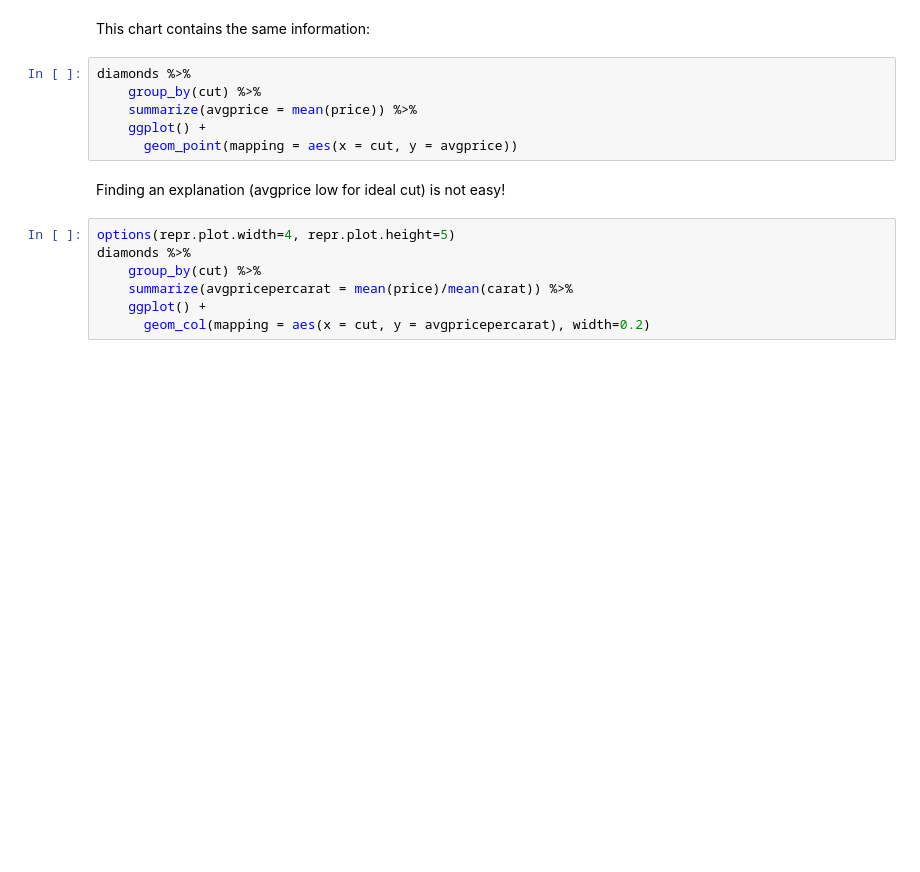
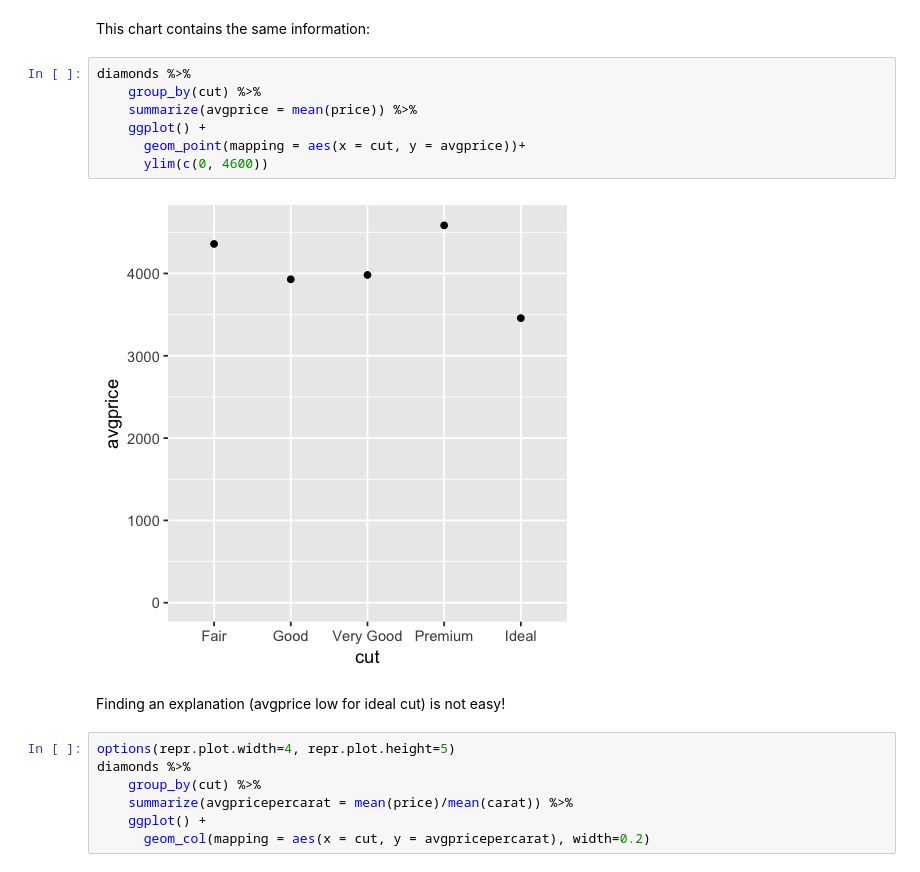
Before and after one commit to wi3jmu/AIS2020, a Jupyter notebook: notebooks/AIS_W04_SS20_data_vis.ipynb, the cells around one changed output. Cells and saved outputs as stored; diff of their text form; blank space fills up the shorter version.

```diff
--- a/notebooks/AIS_W04_SS20_data_vis.ipynb
+++ b/notebooks/AIS_W04_SS20_data_vis.ipynb
@@ -150,9 +156,12 @@ This chart contains the same information:
 # %%
 diamonds %>%
     group_by(cut) %>%
     summarize(avgprice = mean(price)) %>%
     ggplot() +
-      geom_point(mapping = aes(x = cut, y = avgprice))
+      geom_point(mapping = aes(x = cut, y = avgprice))+
+      ylim(c(0, 4600))
+# %% [output]
+[figure, added]
 # %% [markdown]
 Finding an explanation (avgprice low for ideal cut) is not easy!
 # %%
```
Also changed, not shown: parts of 28 cells of this notebook.
